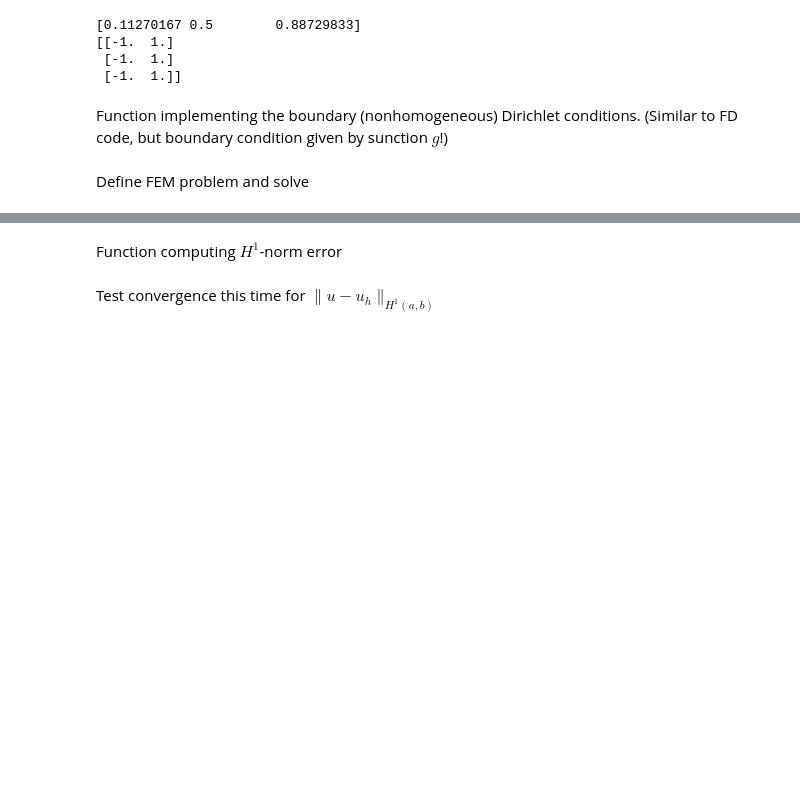
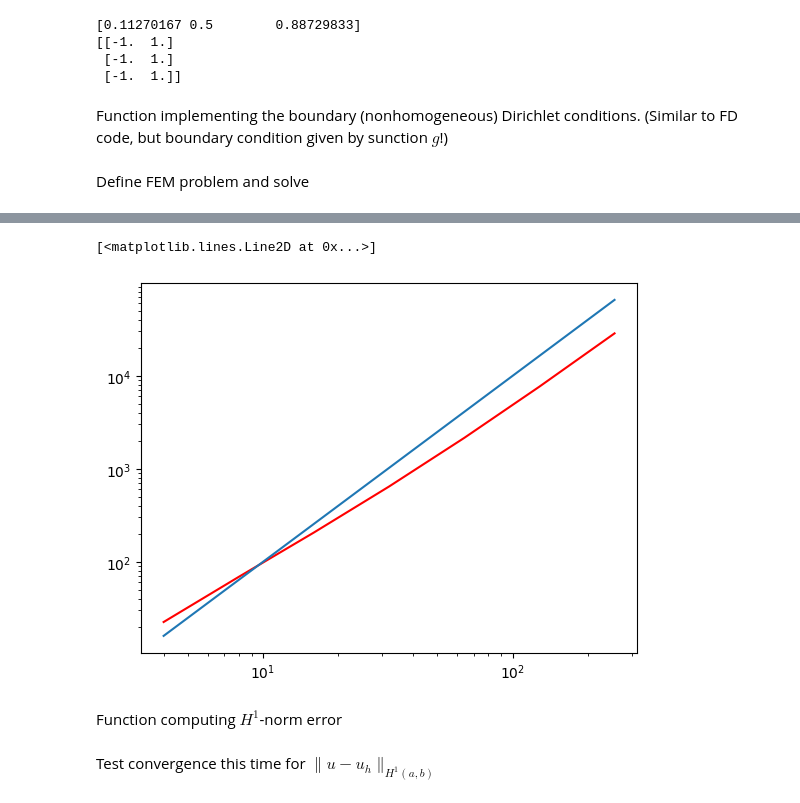
Before and after one commit to luca-heltai/NSPDE-ANA2023, a Jupyter notebook: Python/CP5_worked.ipynb, the cells around one changed output, grey strips where cells are left out. Saved outputs shown, nothing was run; the diff lists cells and outputs as text; code cells hidden in the pictures; blank space fills up the shorter version.

```diff
--- a/Python/CP5_worked.ipynb
+++ b/Python/CP5_worked.ipynb
@@ -246,3 +259,9 @@ for i in range(7):
+# %%
+plt.loglog(NN,Cond,'r')
+plt.loglog(NN,NN**2)
+# %% [output]
+[<matplotlib.lines.Line2D at 0x...>]
+[figure, added]
 # %% [markdown]
 Function computing $H^1$-norm error
 # %%
```
Also changed, not shown: parts of 4 cells of this notebook.
